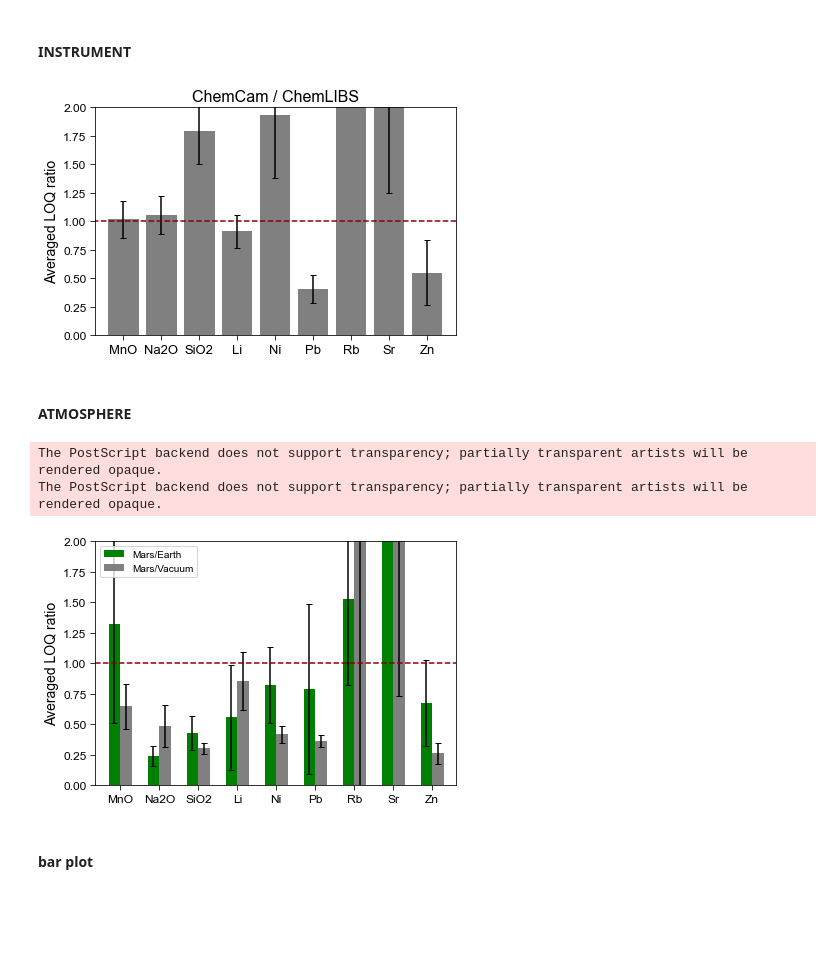
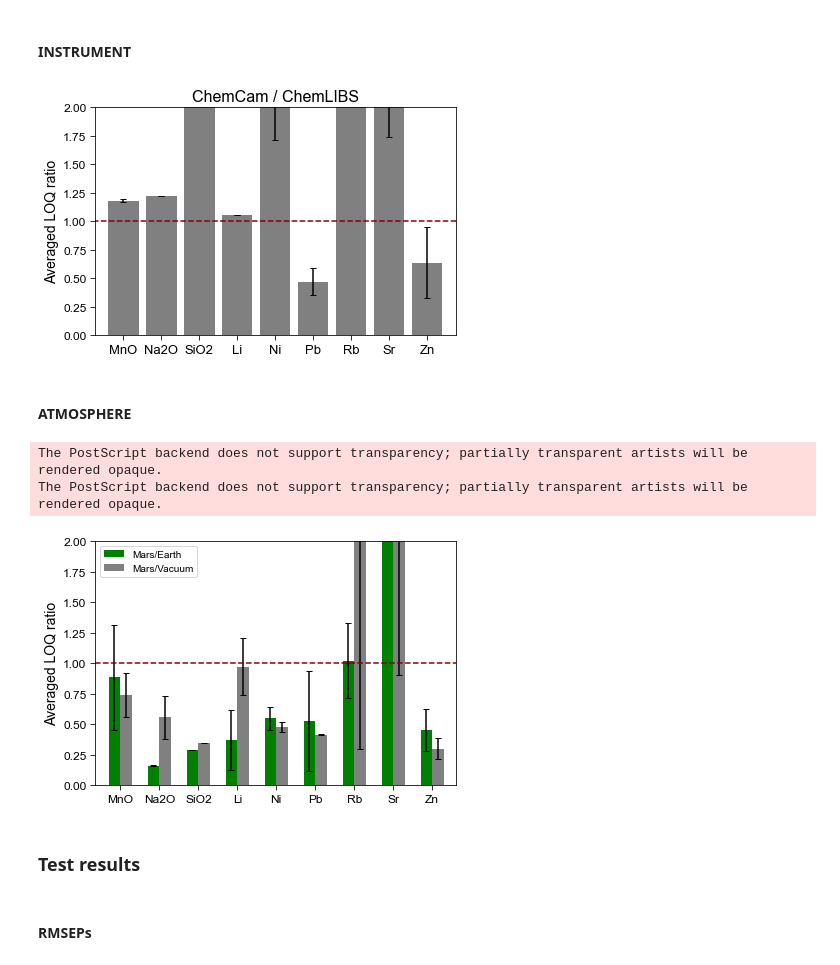
Before and after one commit to ytsmacr/LOD-paper, a Jupyter notebook: Figures.ipynb, the cells around one changed output. Drawn from its saved outputs; the diff is of its cells as text; code cells hidden in the pictures; blank space fills up the shorter version.

```diff
--- a/Figures.ipynb
+++ b/Figures.ipynb
@@ -221,17 +304,16 @@ elems = []
 for element in elem_list:
     temp = []
     for out in data.outlier_defn.unique():
-        for sens in data.sens_method.unique():
-            df = data[(data.element==element)&
-                      (data.outlier_defn==out)&
-                      (data.atmosphere=='Mars')&
-                      (data.sens_method==sens)].copy(deep=True)
+        df = data[(data.element==element)&
+                  (data.outlier_defn==out)&
+                  (data.atmosphere=='Mars')&
+                  (data.sens_method=='braga')].copy(deep=True)
 
-            cc_val = df[df.instrument=='CC'].reset_index(drop=True)['loq'][0]
-            cl_val = df[df.instrument=='CL_CC'].reset_index(drop=True)['loq'][0]
+        cc_val = df[df.instrument=='CC'].reset_index(drop=True)['loq'][0]
+        cl_val = df[df.instrument=='CL_CC'].reset_index(drop=True)['loq'][0]
 
-            ratio =  cc_val / cl_val
-            temp.append(ratio)
+        ratio =  cc_val / cl_val
+        temp.append(ratio)
 
     # get avg and std of ratio per element
     avg = statistics.mean(temp)
@@ -265,7 +347,7 @@ plt.tight_layout()
 plt.savefig(fp + "figures\\instrument_loq_ratio.eps", dpi=600)
 plt.show()
 # %% [output]
-[figure, old version]
+[figure, new version]
 # %% [markdown]
 #### ATMOSPHERE
 # %%
@@ -278,21 +360,20 @@ for element in elem_list:
     e_temp = []
     v_temp = []
     for out in data.outlier_defn.unique():
-        for sens in data.sens_method.unique():
-            df = data[(data.element==element)&
-                      (data.instrument=='CL')&
-                      (data.outlier_defn==out)&
-                      (data.sens_method==sens)].copy(deep=True)
+        df = data[(data.element==element)&
+                  (data.instrument=='CL')&
+                  (data.outlier_defn==out)&
+                  (data.sens_method=='braga')].copy(deep=True)
 
-            mars_val = df[df.atmosphere=='Mars'].reset_index(drop=True)['loq'][0]
-            earth_val = df[df.atmosphere=='Earth'].reset_index(drop=True)['loq'][0]
-            vac_val = df[df.atmosphere=='Vacuum'].reset_index(drop=True)['loq'][0]
+        mars_val = df[df.atmosphere=='Mars'].reset_index(drop=True)['loq'][0]
+        earth_val = df[df.atmosphere=='Earth'].reset_index(drop=True)['loq'][0]
+        vac_val = df[df.atmosphere=='Vacuum'].reset_index(drop=True)['loq'][0]
 
-            e_ratio =  mars_val / earth_val
-            v_ratio = mars_val / vac_val
+        e_ratio =  mars_val / earth_val
+        v_ratio = mars_val / vac_val
 
-            e_temp.append(e_ratio)
-            v_temp.append(v_ratio)
+        e_temp.append(e_ratio)
+        v_temp.append(v_ratio)
 
     # get avg and std of ratio per element
     e_avg = statistics.mean(e_temp)
@@ -322,33 +403,33 @@ tk = [x + width/2 for x in et]
 
 earth = plt.bar(et,
                 atm_ratios.earth_avg,
                 yerr=atm_ratios.earth_sd,
                 width=width,
                 label='Mars/Earth',
                 capsize=3,
                 color='green')
 vac = plt.bar(vt,
               atm_ratios.vac_avg,
               yerr=atm_ratios.vac_sd,
               width=width,
               label='Mars/Vacuum',
               capsize=3,
               color='grey')
 
 plt.xticks(tk, labels=atm_ratios.element,fontsize = 12)
 plt.tick_params(length=5)
 plt.yticks(fontsize=12)
 plt.hlines(1, -1, 17.5, color='darkred', linestyles='dashed')
 plt.legend(loc='best')
 plt.ylabel('Averaged LOQ ratio', fontsize=14)
 plt.ylim(0,2)
 plt.xlim(-1, 17.5)
 plt.tight_layout()
 plt.savefig(fp + "figures\\atms_loq_ratio.eps", dpi=600)
 plt.show()
 # %% [output]
 The PostScript backend does not support transparency; partially transparent artists will be rendered opaque.
 The PostScript backend does not support transparency; partially transparent artists will be rendered opaque.
-[figure, old version]
+[figure, new version]
-# %% [markdown]
-#### bar plot
+# %% [markdown]
+### Test results
@@ -355 +440,3 @@ The PostScript backend does not support transparency; partially transparent arti
+# %% [markdown]
+#### RMSEPs
 # %%
```
Also changed, not shown: parts of 47 cells of this notebook, 2 other files.
